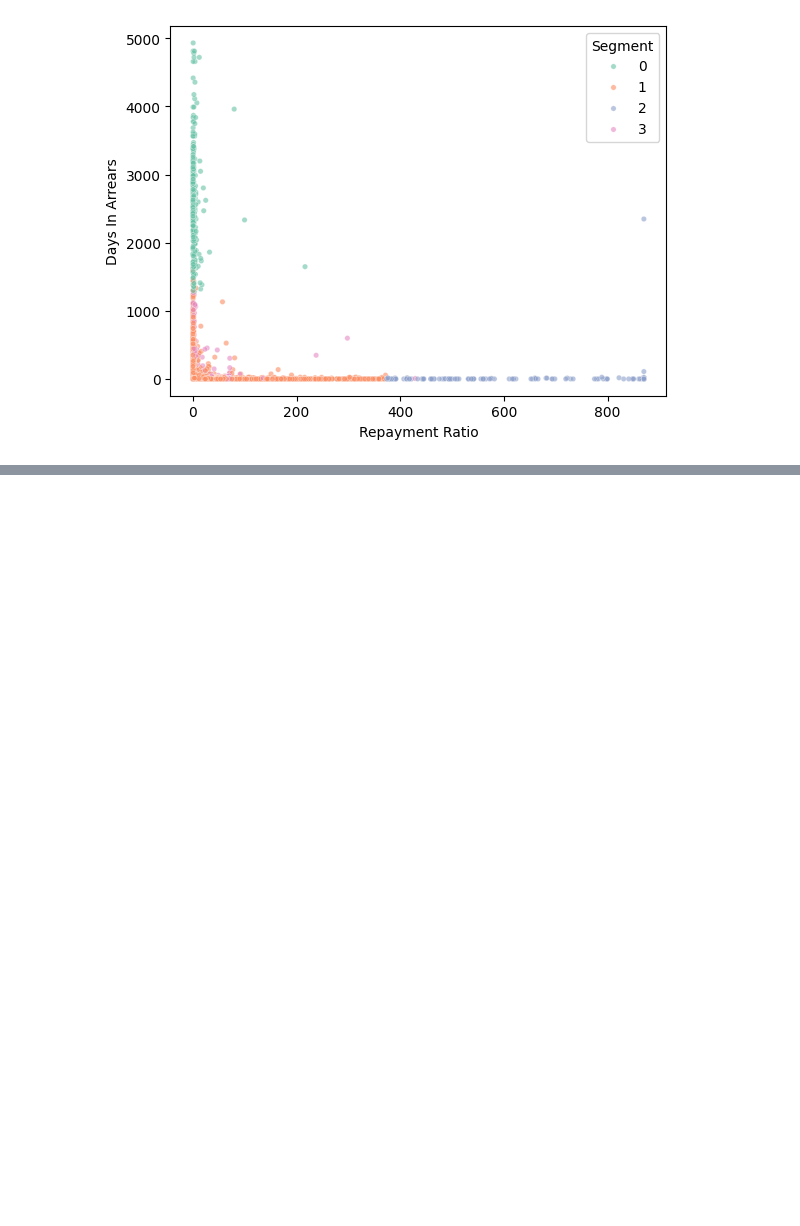
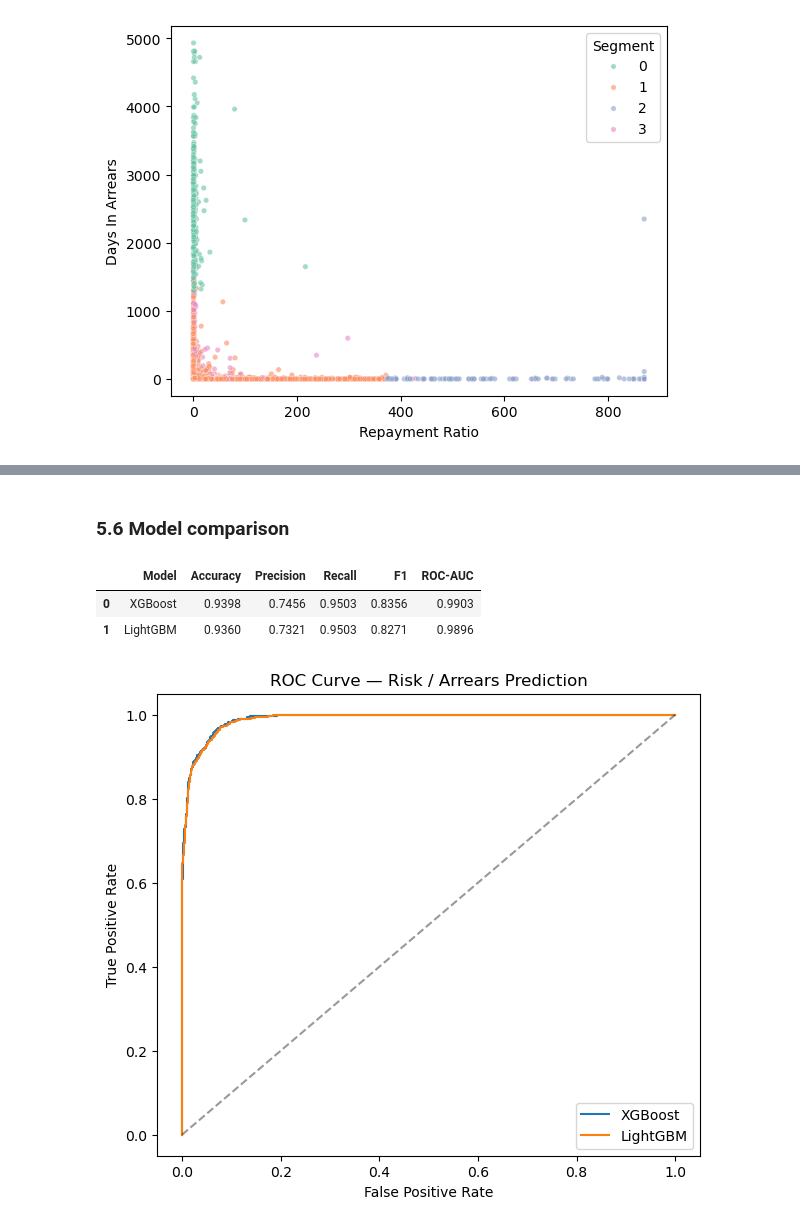
Before and after one commit to lemwaizz/DSFT_G6_Capstone, a Jupyter notebook: financial_dna.ipynb, the cells around one changed output, grey strips where cells are left out. Cells and saved outputs as stored; diff of their text form; code cells hidden in the pictures; blank space fills up the shorter version.

```diff
--- a/financial_dna.ipynb
+++ b/financial_dna.ipynb
@@ -1151,0 +1369,31 @@ plt.show()
+# %% [markdown]
+### 5.6 Model comparison
+# %%
+results = pd.DataFrame({
+    'Model': ['XGBoost', 'LightGBM'],
+    'Accuracy': [accuracy_score(y_test, xgb_pred), accuracy_score(y_test, lgb_pred)],
+    'Precision': [precision_score(y_test, xgb_pred), precision_score(y_test, lgb_pred)],
+    'Recall': [recall_score(y_test, xgb_pred), recall_score(y_test, lgb_pred)],
+    'F1': [f1_score(y_test, xgb_pred), f1_score(y_test, lgb_pred)],
+    'ROC-AUC': [roc_auc_score(y_test, xgb_proba), roc_auc_score(y_test, lgb_proba)],
+}).round(4)
+results
+# %% [output]
+|  | Model | Accuracy | Precision | Recall | F1 | ROC-AUC |
+| 0 | XGBoost | 0.9398 | 0.7456 | 0.9503 | 0.8356 | 0.9903 |
+| 1 | LightGBM | 0.9360 | 0.7321 | 0.9503 | 0.8271 | 0.9896 |
+# %%
+fpr_xgb, tpr_xgb, _ = roc_curve(y_test, xgb_proba)
+fpr_lgb, tpr_lgb, _ = roc_curve(y_test, lgb_proba)
+
+plt.figure(figsize=(7, 6))
+plt.plot(fpr_xgb, tpr_xgb, label='XGBoost')
+plt.plot(fpr_lgb, tpr_lgb, label='LightGBM')
+plt.plot([0, 1], [0, 1], 'k--', alpha=0.4)
+plt.xlabel('False Positive Rate')
+plt.ylabel('True Positive Rate')
+plt.title('ROC Curve — Risk / Arrears Prediction')
+plt.legend()
+plt.show()
+# %% [output]
+[figure, added]
```
Also changed, not shown: parts of 37 cells of this notebook.
